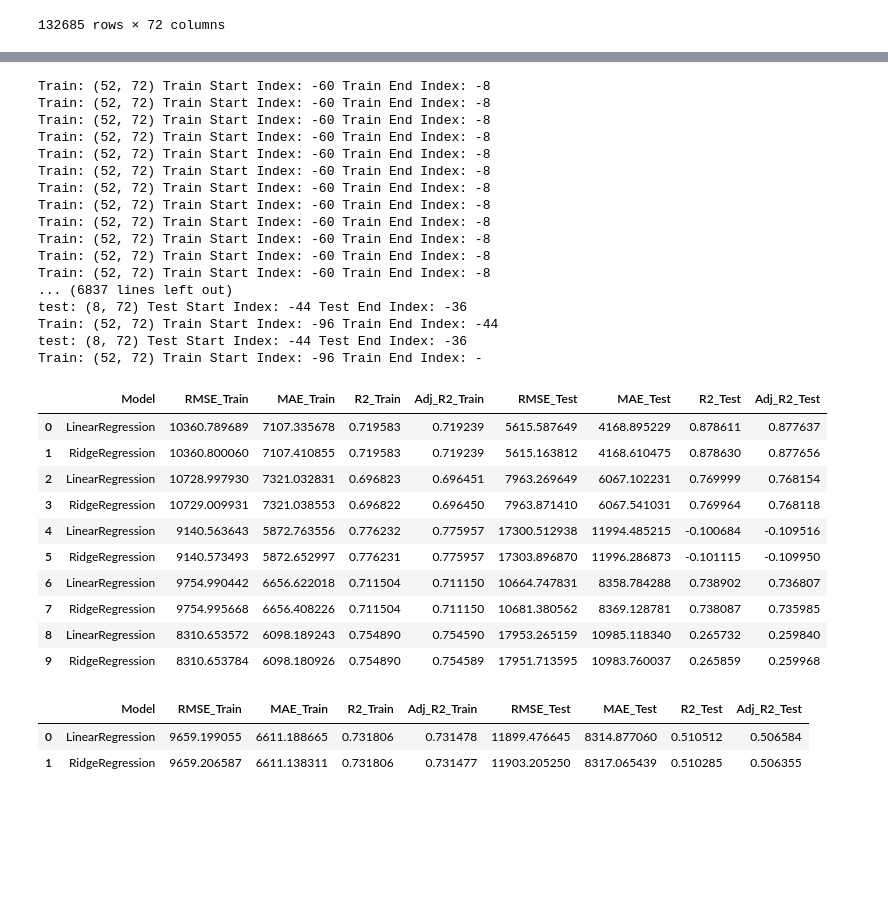
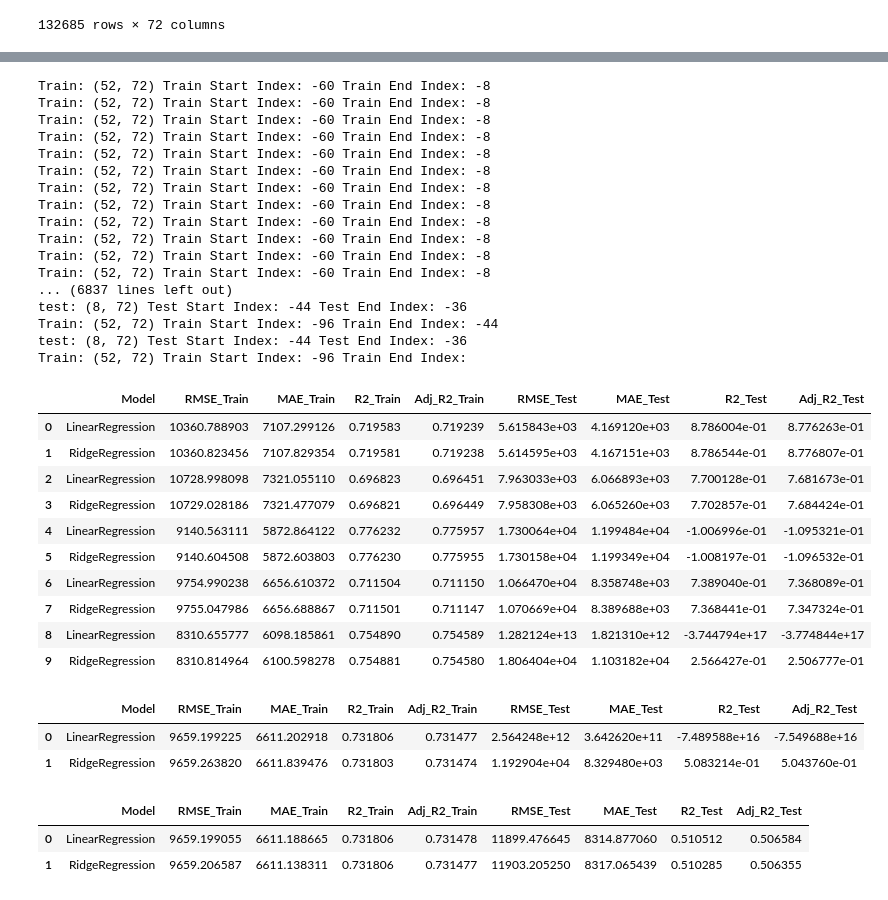
Before and after one commit to Dsite42/Capstone_Project_Rossmann, a Jupyter notebook: Capstone Projekt Rossmann - Feature Engineering.ipynb, the cells around one changed output, grey strips where cells are left out. Cells and saved outputs as stored; diff of their text form; code cells hidden in the pictures; blank space fills up the shorter version.

```diff
--- a/Capstone Projekt Rossmann - Feature Engineering.ipynb
+++ b/Capstone Projekt Rossmann - Feature Engineering.ipynb
@@ -19,6 +19,7 @@ from pandas.api.types import infer_dtype
 pd.set_option('display.max_columns', None)
 # %%
 df = pd.read_csv('weekly_sales_with_store_info.csv')
+df['Date'] = pd.to_datetime(df['Date'])
 # %%
 print(df.info())
 df.sample(5)
@@ -416,6 +417,11 @@ y_train = train_df['Future_Sales']
 X_test = test_df.drop(columns=['Future_Sales'])
 y_test = test_df['Future_Sales']
 
+# Scaling of the data
+#scaler = MinMaxScaler()
+#X_train = scaler.fit_transform(X_train)
+#X_test = scaler.transform(X_test)
+
 #X_train, X_test, y_train, y_test = train_test_split(X, y, test_size=0.1, random_state=42)
 
 # Funktion zur Berechnung des angepassten R2
@@ -427,12 +433,12 @@ def adj_r2_score(model, X, y):
 
 # Modelle definieren
 models = [
-    ('LinearRegression', LinearRegression(n_jobs=-1)),
+    #('LinearRegression', LinearRegression(n_jobs=-1)),
     #('RidgeRegression', Ridge(random_state=42)),
     #('LassoRegression', Lasso(random_state=42)),
     #('DecisionTreeRegressor', DecisionTreeRegressor(random_state=42)),
     #('RandomForestRegressor', RandomForestRegressor(n_jobs=-1, max_depth=10, random_state=42, n_estimators=100)),
-    #('SVR', SVR()),
+    ('SVR', SVR()),
     #('KNN', KNeighborsRegressor())
 ]
 
@@ -485,6 +487,9 @@ from sklearn.svm import SVR
 from sklearn.neighbors import KNeighborsRegressor
 from sklearn.metrics import mean_absolute_error as mae, mean_squared_error as mse, r2_score
 from math import sqrt
+from sklearn.preprocessing import StandardScaler
+from sklearn.preprocessing import MinMaxScaler
+from sklearn.preprocessing import RobustScaler
 
 
 df = df_nans_handeled_cat
@@ -535,6 +540,11 @@ for split in range(n_splits):
     y_train = train_df_combined['Future_Sales']
     X_test = test_df_combined.drop(columns=['Future_Sales'])
     y_test = test_df_combined['Future_Sales']
+
+    # Scaling of the data
+    scaler = StandardScaler()
+    X_train = scaler.fit_transform(X_train)
+    X_test = scaler.transform(X_test)
 
     # Trainieren und Bewerten des Modells für diese Iteration
 	# Funktion zur Berechnung des angepassten R2
@@ -578,44 +588,61 @@ for split in range(n_splits):
 # Konvertieren Sie die Liste von Dictionaries in einen DataFrame
 results_df = pd.DataFrame(results)
 
 
 # Hinzufügen einer Zeile mit den Mittelwerten
 #mean_row = results_df.mean(numeric_only=True)
 #mean_row_df = pd.DataFrame([mean_row])
 #mean_row_df['Model'] = 'Average'
 #results_df = pd.concat([results_df, mean_row_df], ignore_index=True)
 
 # Ergebnisse anzeigen
 results_df
 # %% [output]
 Train: (52, 72) Train Start Index: -60 Train End Index: -8
 Train: (52, 72) Train Start Index: -60 Train End Index: -8
 Train: (52, 72) Train Start Index: -60 Train End Index: -8
 Train: (52, 72) Train Start Index: -60 Train End Index: -8
 Train: (52, 72) Train Start Index: -60 Train End Index: -8
 Train: (52, 72) Train Start Index: -60 Train End Index: -8
 Train: (52, 72) Train Start Index: -60 Train End Index: -8
 Train: (52, 72) Train Start Index: -60 Train End Index: -8
 Train: (52, 72) Train Start Index: -60 Train End Index: -8
 Train: (52, 72) Train Start Index: -60 Train End Index: -8
 Train: (52, 72) Train Start Index: -60 Train End Index: -8
 Train: (52, 72) Train Start Index: -60 Train End Index: -8
 ... (6837 lines left out)
 test: (8, 72) Test Start Index: -44 Test End Index: -36
 Train: (52, 72) Train Start Index: -96 Train End Index: -44
 test: (8, 72) Test Start Index: -44 Test End Index: -36
-Train: (52, 72) Train Start Index: -96 Train End Index: -
+Train: (52, 72) Train Start Index: -96 Train End Index:
 |  | Model | RMSE_Train | MAE_Train | R2_Train | Adj_R2_Train | RMSE_Test | MAE_Test | R2_Test | Adj_R2_Test |
-| 0 | LinearRegression | 10360.789689 | 7107.335678 | 0.719583 | 0.719239 | 5615.587649 | 4168.895229 | 0.878611 | 0.877637 |
-| 1 | RidgeRegression | 10360.800060 | 7107.410855 | 0.719583 | 0.719239 | 5615.163812 | 4168.610475 | 0.878630 | 0.877656 |
-| 2 | LinearRegression | 10728.997930 | 7321.032831 | 0.696823 | 0.696451 | 7963.269649 | 6067.102231 | 0.769999 | 0.768154 |
-| 3 | RidgeRegression | 10729.009931 | 7321.038553 | 0.696822 | 0.696450 | 7963.871410 | 6067.541031 | 0.769964 | 0.768118 |
-| 4 | LinearRegression | 9140.563643 | 5872.763556 | 0.776232 | 0.775957 | 17300.512938 | 11994.485215 | -0.100684 | -0.109516 |
-| 5 | RidgeRegression | 9140.573493 | 5872.652997 | 0.776231 | 0.775957 | 17303.896870 | 11996.286873 | -0.101115 | -0.109950 |
-| 6 | LinearRegression | 9754.990442 | 6656.622018 | 0.711504 | 0.711150 | 10664.747831 | 8358.784288 | 0.738902 | 0.736807 |
-| 7 | RidgeRegression | 9754.995668 | 6656.408226 | 0.711504 | 0.711150 | 10681.380562 | 8369.128781 | 0.738087 | 0.735985 |
-| 8 | LinearRegression | 8310.653572 | 6098.189243 | 0.754890 | 0.754590 | 17953.265159 | 10985.118340 | 0.265732 | 0.259840 |
-| 9 | RidgeRegression | 8310.653784 | 6098.180926 | 0.754890 | 0.754589 | 17951.713595 | 10983.760037 | 0.265859 | 0.259968 |
+| 0 | LinearRegression | 10360.788903 | 7107.299126 | 0.719583 | 0.719239 | 5.615843e+03 | 4.169120e+03 | 8.786004e-01 | 8.776263e-01 |
+| 1 | RidgeRegression | 10360.823456 | 7107.829354 | 0.719581 | 0.719238 | 5.614595e+03 | 4.167151e+03 | 8.786544e-01 | 8.776807e-01 |
+| 2 | LinearRegression | 10728.998098 | 7321.055110 | 0.696823 | 0.696451 | 7.963033e+03 | 6.066893e+03 | 7.700128e-01 | 7.681673e-01 |
+| 3 | RidgeRegression | 10729.028186 | 7321.477079 | 0.696821 | 0.696449 | 7.958308e+03 | 6.065260e+03 | 7.702857e-01 | 7.684424e-01 |
+| 4 | LinearRegression | 9140.563111 | 5872.864122 | 0.776232 | 0.775957 | 1.730064e+04 | 1.199484e+04 | -1.006996e-01 | -1.095321e-01 |
+| 5 | RidgeRegression | 9140.604508 | 5872.603803 | 0.776230 | 0.775955 | 1.730158e+04 | 1.199349e+04 | -1.008197e-01 | -1.096532e-01 |
+| 6 | LinearRegression | 9754.990238 | 6656.610372 | 0.711504 | 0.711150 | 1.066470e+04 | 8.358748e+03 | 7.389040e-01 | 7.368089e-01 |
+| 7 | RidgeRegression | 9755.047986 | 6656.688867 | 0.711501 | 0.711147 | 1.070669e+04 | 8.389688e+03 | 7.368441e-01 | 7.347324e-01 |
+| 8 | LinearRegression | 8310.655777 | 6098.185861 | 0.754890 | 0.754589 | 1.282124e+13 | 1.821310e+12 | -3.744794e+17 | -3.774844e+17 |
+| 9 | RidgeRegression | 8310.814964 | 6100.598278 | 0.754881 | 0.754580 | 1.806404e+04 | 1.103182e+04 | 2.566427e-01 | 2.506777e-01 |
+# %%
+model_list = results_df['Model'].unique()
+# create resulte_mean_df
+resulte_mean_df = pd.DataFrame(columns=results_df.columns)
+# iterate over model_list
+for model in model_list:
+	# get mean of each model
+	mean = results_df[results_df['Model'] == model].mean(numeric_only=True)
+	mean['Model'] = model
+	# append mean to resulte_mean_df
+	resulte_mean_df = pd.concat([resulte_mean_df, pd.DataFrame([mean], columns=results_df.columns)], ignore_index=True)
+
+resulte_mean_df
+# %% [output]
+|  | Model | RMSE_Train | MAE_Train | R2_Train | Adj_R2_Train | RMSE_Test | MAE_Test | R2_Test | Adj_R2_Test |
+| 0 | LinearRegression | 9659.199225 | 6611.202918 | 0.731806 | 0.731477 | 2.564248e+12 | 3.642620e+11 | -7.489588e+16 | -7.549688e+16 |
+| 1 | RidgeRegression | 9659.263820 | 6611.839476 | 0.731803 | 0.731474 | 1.192904e+04 | 8.329480e+03 | 5.083214e-01 | 5.043760e-01 |
 # %%
 model_list = results_df['Model'].unique()
 # create resulte_mean_df
```
Also changed, not shown: parts of 7 cells of this notebook.
